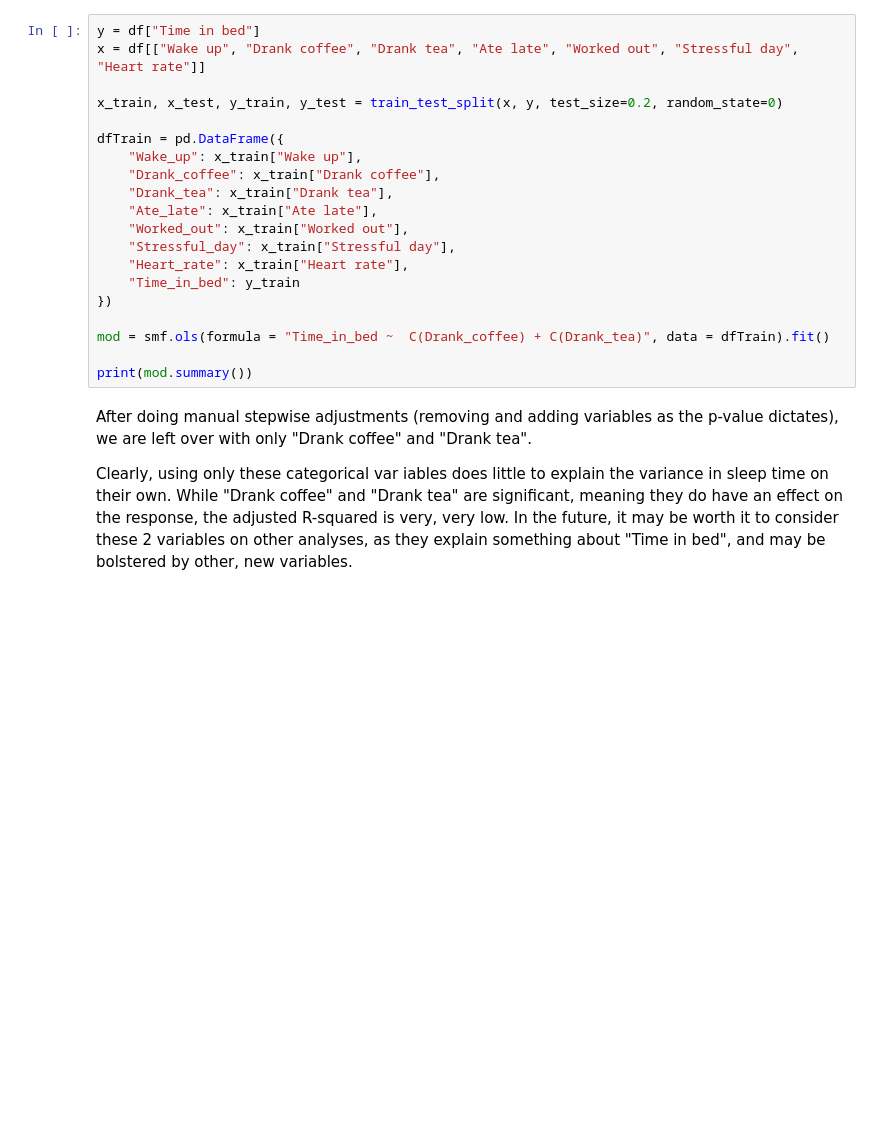
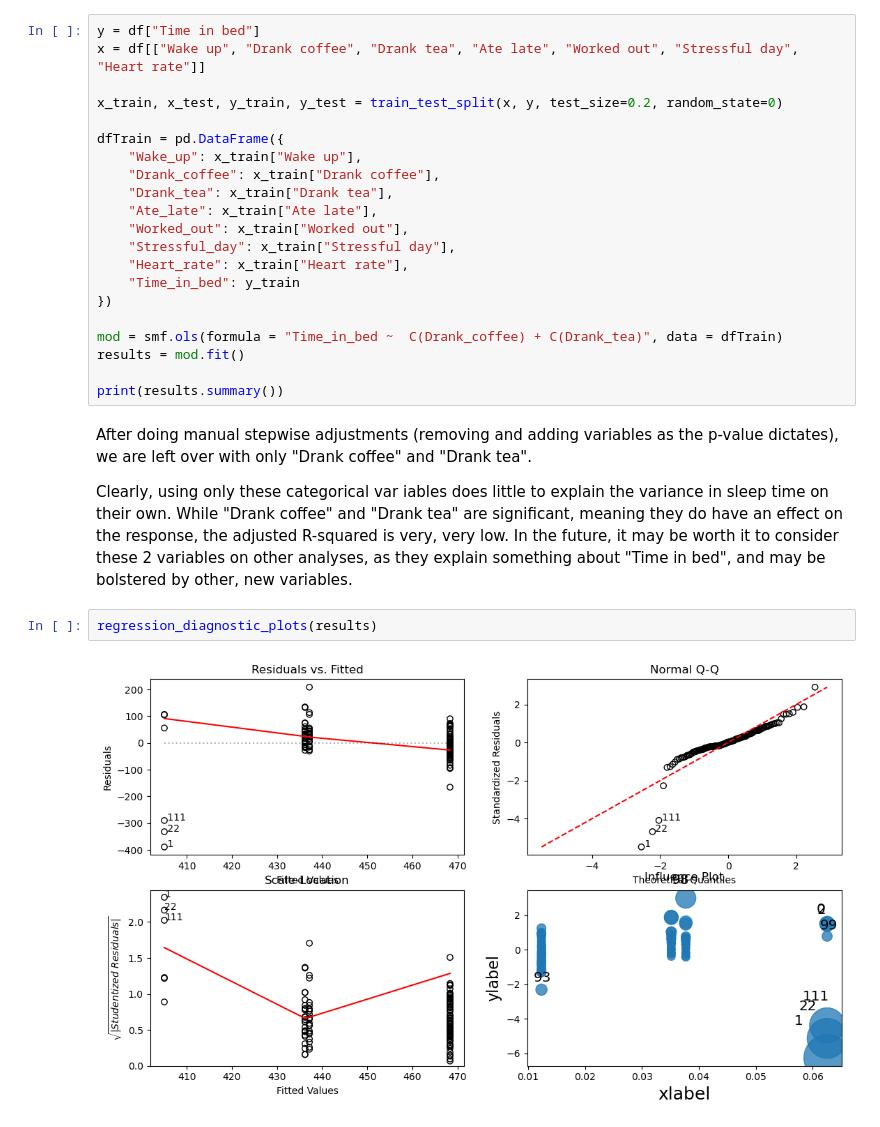
Before and after one commit to arquillen-py/jupyter-books, a Jupyter notebook: Sleep.ipynb, the cells around one changed output. Saved outputs shown, nothing was run; the diff lists cells and outputs as text; blank space fills up the shorter version.

Commit message:
Regression diagnostic plots

```diff
--- a/Sleep.ipynb
+++ b/Sleep.ipynb
@@ -144,11 +336,16 @@ dfTrain = pd.DataFrame({
     "Time_in_bed": y_train
 })
 
-mod = smf.ols(formula = "Time_in_bed ~  C(Drank_coffee) + C(Drank_tea)", data = dfTrain).fit()
+mod = smf.ols(formula = "Time_in_bed ~  C(Drank_coffee) + C(Drank_tea)", data = dfTrain)
+results = mod.fit()
 
-print(mod.summary())
+print(results.summary())
 # %% [markdown]
 After doing manual stepwise adjustments (removing and adding variables as the p-value dictates), we are left over with only "Drank coffee" and "Drank tea".
 
 Clearly, using only these categorical var
 iables does little to explain the variance in sleep time on their own. While "Drank coffee" and "Drank tea" are significant, meaning they do have an effect on the response, the adjusted R-squared is very, very low. In the future, it may be worth it to consider these 2 variables on other analyses, as they explain something about "Time in bed", and may be bolstered by other, new variables.
+# %%
+regression_diagnostic_plots(results)
+# %% [output]
+[figure, added]
```
Also changed, not shown: parts of 3 cells of this notebook.
